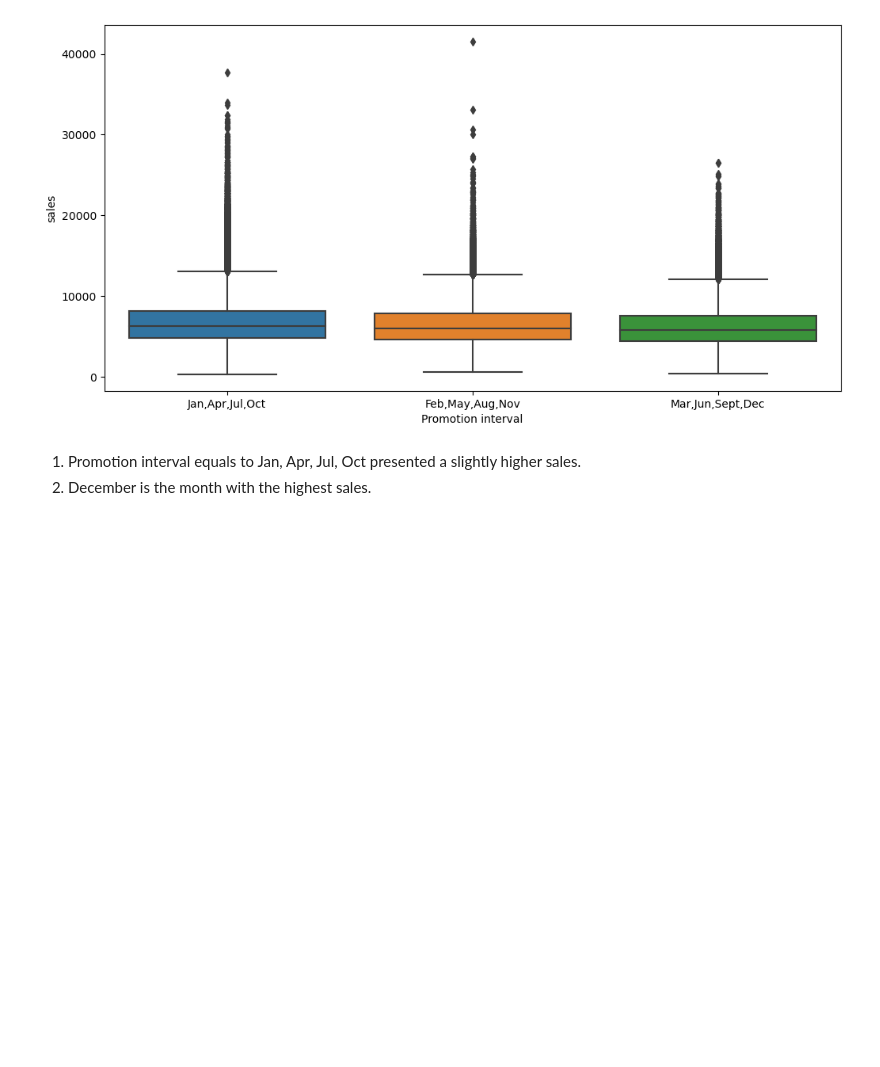
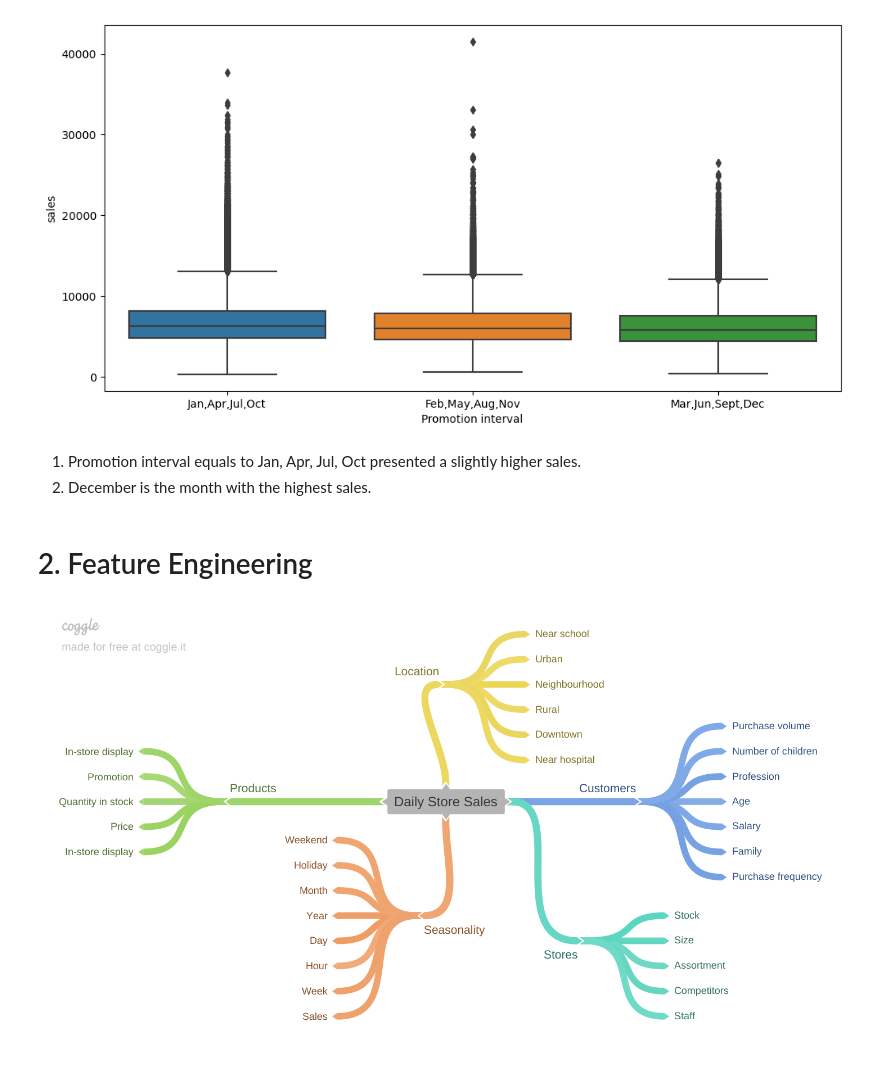
Before and after one commit to lucasquemelli/Rossman_Store_Sales, a Jupyter notebook: rossmann_store_sales.ipynb, the cells around one changed output. Cells and saved outputs as stored; diff of their text form; code cells hidden in the pictures; blank space fills up the shorter version.

```diff
--- a/rossmann_store_sales.ipynb
+++ b/rossmann_store_sales.ipynb
@@ -652,3 +653,9 @@ Text(0.5, 0, 'Promotion interval')
 # %% [markdown]
 1. Promotion interval equals to Jan, Apr, Jul, Oct presented a slightly higher sales.
 2. December is the month with the highest sales.
+# %% [markdown]
+# 2. Feature Engineering
+# %%
+Image("images/MindMapRossmann.png")
+# %% [output]
+[figure, added]
```
Also changed, not shown: parts of 1 cell of this notebook.
